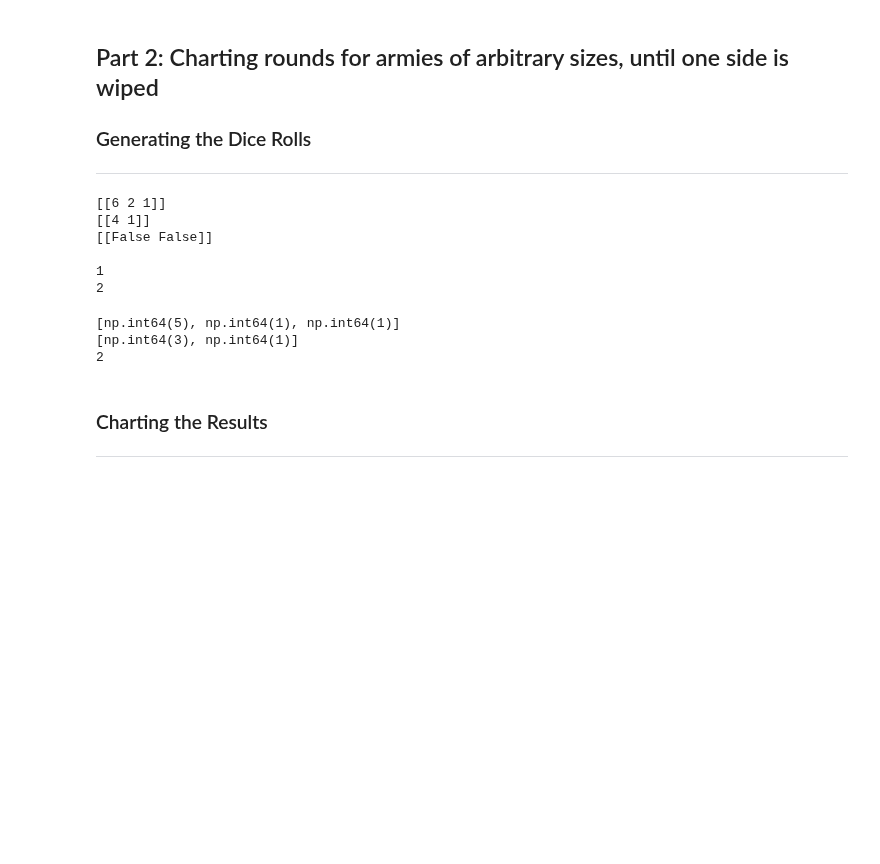
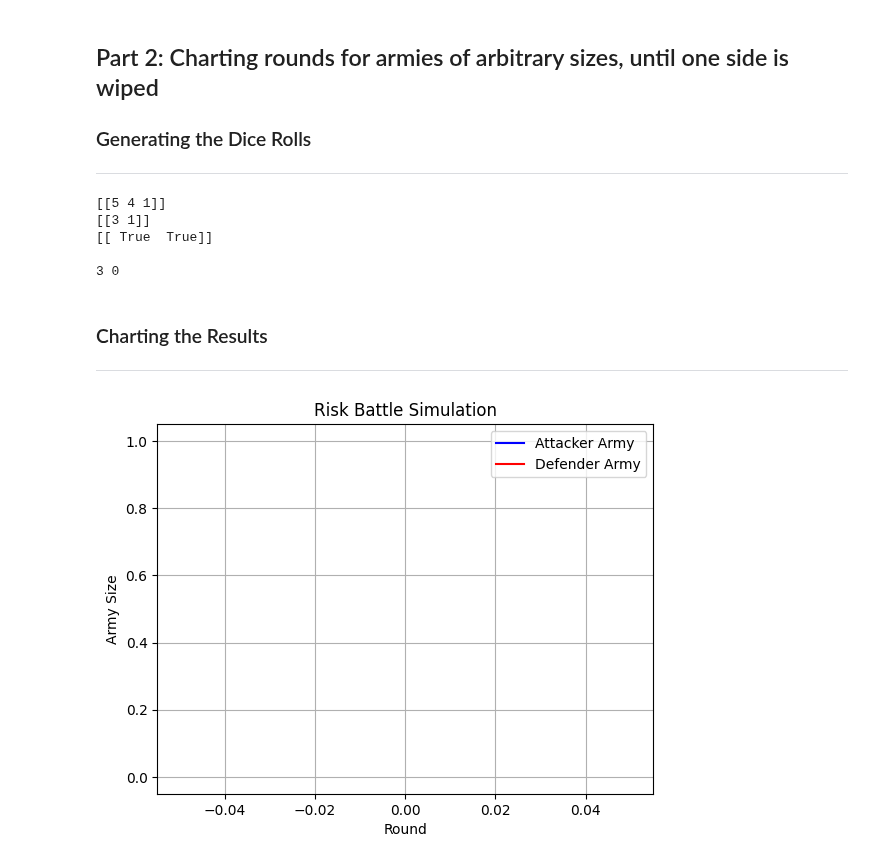
Before and after one commit to NeilTynan/4369, a Jupyter notebook: assignments/assignment 5/assignment_5_risk.ipynb, the cells around one changed output. Cells and saved outputs as stored; diff of their text form; code cells hidden in the pictures; blank space fills up the shorter version.

```diff
--- a/assignments/assignment 5/assignment_5_risk.ipynb
+++ b/assignments/assignment 5/assignment_5_risk.ipynb
@@ -106,9 +106,9 @@ plt.show()
 ### Generating the Dice Rolls
 ---
 # %%
-
 attackers_army_size = 3
 defenders_army_size = 2
+
 
 attackers = rng.integers(1, 7, size=(1,attackers_army_size))
 attackers.sort()
@@ -119,13 +119,12 @@ defenders.sort()
 defenders = np.flip(defenders, axis = 1)
 print(defenders)
 
-min_length = min(attack.shape[1], defence.shape[1])
-result = attack[:, :min_length] > defence[:, :min_length]
+min_length = min(attackers.shape[1], defenders.shape[1])
+result = attackers[:, :min_length] > defenders[:, :min_length]
 print(result)
 print()
 
 outcome = np.count_nonzero(result > 0, axis=1)
-
 awins = np.count_nonzero(outcome == 2)
 if awins:
     defenders_army_size -= 2
@@ -137,26 +136,24 @@ if draw:
     attackers_army_size -= 1
     defenders_army_size -= 1
 
-print(attackers_army_size)
-print(defenders_army_size)
+print(attackers_army_size, defenders_army_size)
 # %% [output]
-[[6 2 1]]
-[[4 1]]
-[[False False]]
+[[5 4 1]]
+[[3 1]]
+[[ True  True]]
 
-1
-2
+3 0
-# %%
-attacker_dice = sorted([rng.integers(1, 6) for _ in range(min(3, 3))], reverse=True)
-print(attacker_dice)
-defender_dice = sorted([rng.integers(1, 6) for _ in range(min(2, 2))], reverse=True)
-print(defender_dice)
-rounds = min(len(attacker_dice), len(defender_dice))
-print(rounds)
-# %% [output]
-[np.int64(5), np.int64(1), np.int64(1)]
-[np.int64(3), np.int64(1)]
-2
 # %% [markdown]
 ### Charting the Results
 ---
+# %%
+plt.plot(attackers_army_size, label='Attacker Army', color='blue')
+plt.plot(defenders_army_size, label='Defender Army', color='red')
+plt.xlabel('Round')
+plt.ylabel('Army Size')
+plt.title('Risk Battle Simulation')
+plt.legend()
+plt.grid(True)
+plt.show()
+# %% [output]
+[figure, added]
```
